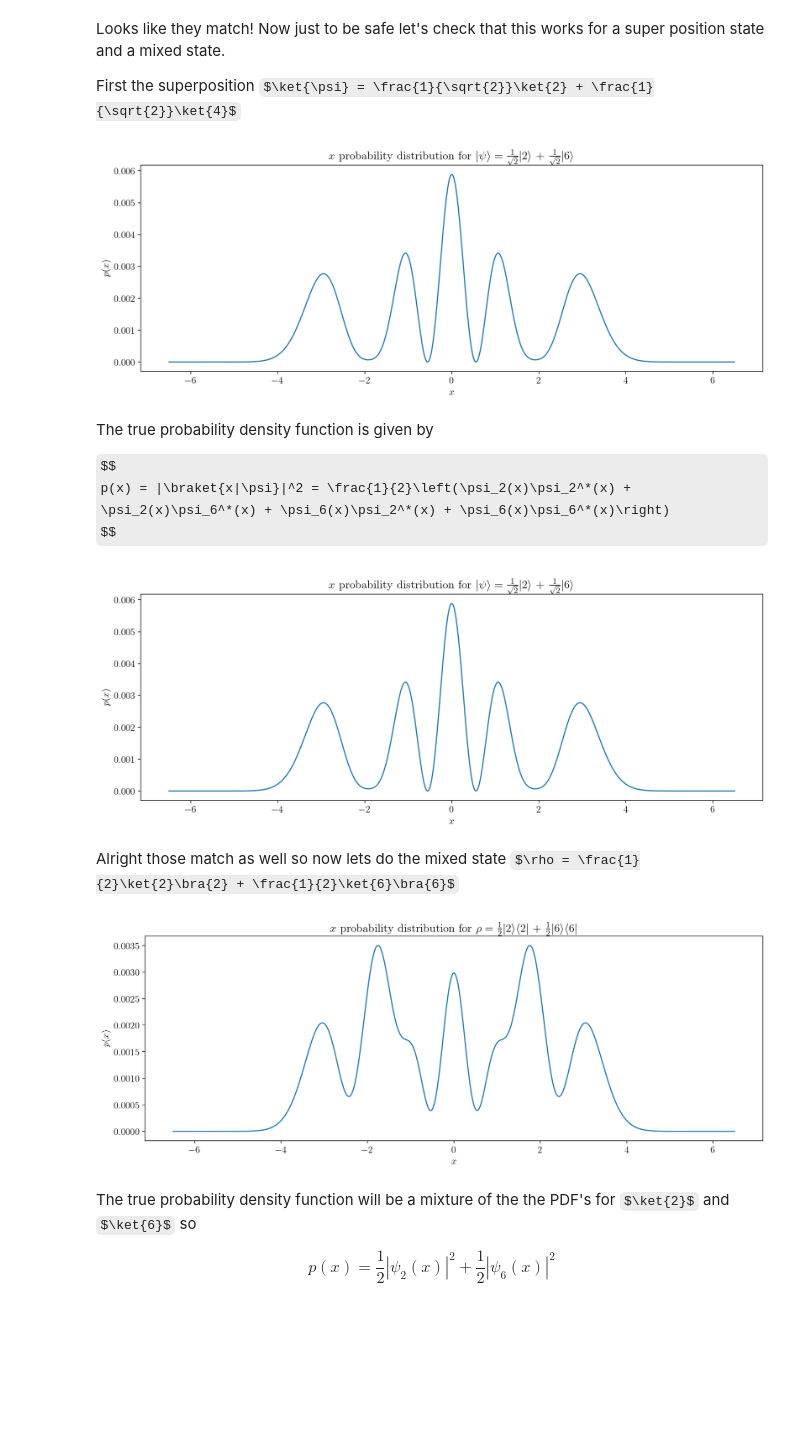
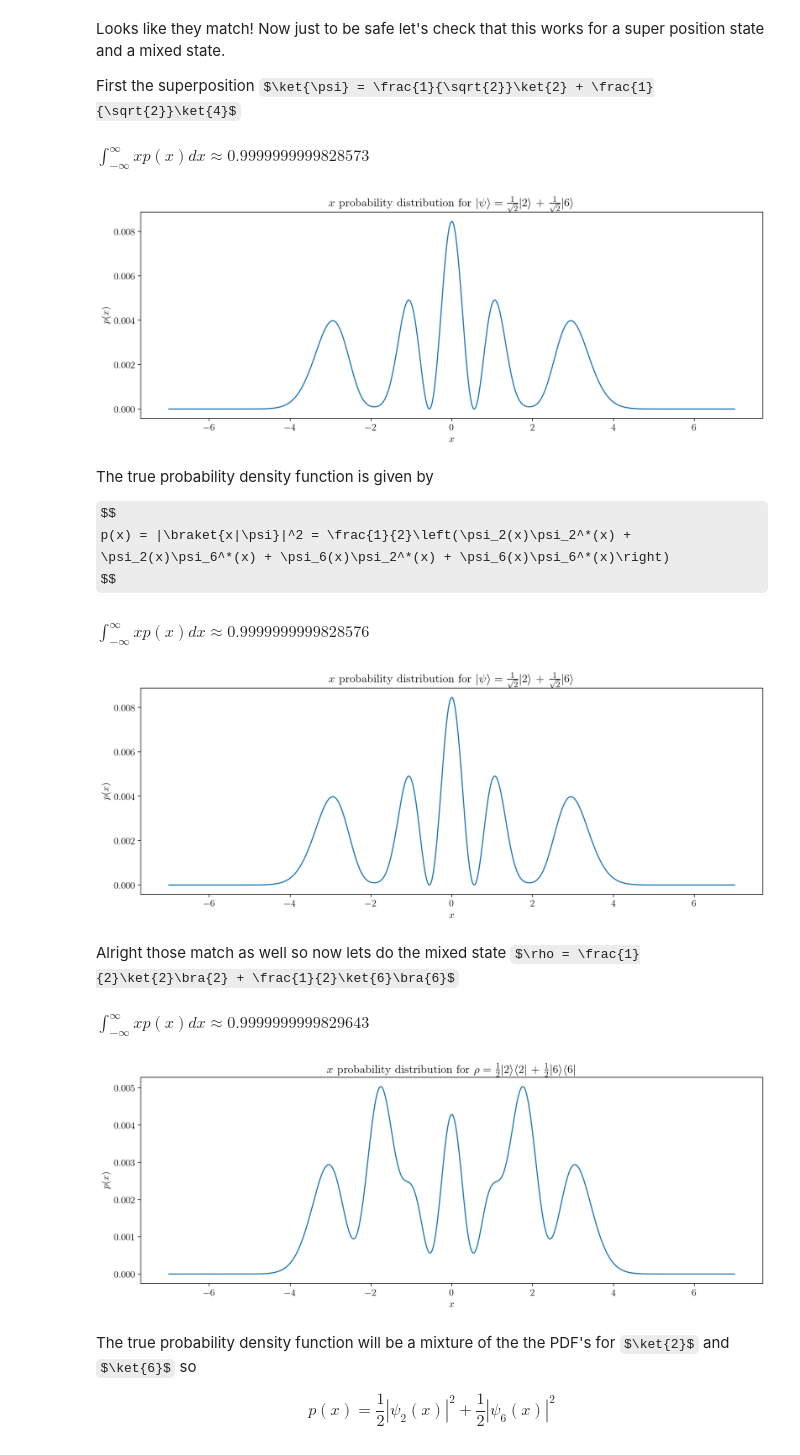
Before and after one commit to amanuelanteneh/aman-notes, a Jupyter notebook: _sources/physics/quantum-mechanics/homodyne_detection.ipynb, the cells around one changed output. Drawn from its saved outputs; the diff is of its cells as text; code cells hidden in the pictures; some formulas as TeX source; blank space fills up the shorter version.

```diff
--- a/_sources/physics/quantum-mechanics/homodyne_detection.ipynb
+++ b/_sources/physics/quantum-mechanics/homodyne_detection.ipynb
@@ -147,8 +151,8 @@ hbar = 1
 state_name = r"$|\psi\rangle=|" + str(fock) + r"\rangle$"
 rho = np.array( qt.fock_dm(dim, fock) )
 m_w_over_pi_hbar = (np.pi * hbar)**(-0.5)
-num_points = 1000
-x_max = 6.5
+num_points = 750
+x_max = 7
 
 points =  np.linspace(-x_max, x_max, num_points)
 pdf = np.zeros(shape=(num_points,) , dtype=np.complex128)
@@ -161,6 +165,9 @@ pdf *=  m_w_over_pi_hbar * np.exp(-points**2)
 pdf = np.real(pdf) # imaginary parts should have all canceled but still need to cast to real data type
 pdf[pdf < 1e-10] = 0 # zero out any super small or negative probabilities
 
-pdf /= sum(pdf) # normalize probability distribution
+# note that we should NOT have to normalize this unless the integral is much lower than 1
+integral = simpson(pdf, x=points)
+display(Math(r'\int^{\infty}_{-\infty} xp(x)dx \approx ' + str(integral)))
+
 plot_pdf(points, pdf, state_name)
 # %% [output]
@@ -202,10 +213,14 @@ pdf *=  m_w_over_pi_hbar * np.exp(-points**2)
 pdf = np.real(pdf) # imaginary parts should have all canceled but still need to cast to real data type
 pdf[pdf < 1e-10] = 0 # zero out any super small or negative probabilities
 
-pdf /= sum(pdf) # normalize probability distribution
+# note that we should NOT have to normalize this unless the integral is much lower than 1
+integral = simpson(pdf, x=points)
+display(Math(r'\int^{\infty}_{-\infty} xp(x)dx \approx ' + str(integral)))
+
 plot_pdf(points, pdf, state_name)
 # %% [output]
+$\displaystyle \int^{\infty}_{-\infty} xp(x)dx \approx 0.9999999999828573$
-[figure, old version]
+[figure, new version]
 # %% [markdown]
 The true probability density function is given by
 
@@ -224,35 +239,43 @@ def fock_superpos_prob_dist(points, n1, n2, hbar):
     return pdf
 
 true_pdf = fock_superpos_prob_dist(points, fock1, fock2, hbar)
-true_pdf /= sum(pdf)
+# note that we should NOT have to normalize this unless the integral is much lower than 1
+integral = simpson(true_pdf, x=points)
+display(Math(r'\int^{\infty}_{-\infty} xp(x)dx \approx ' + str(integral)))
 
 plot_pdf(points, true_pdf, state_name)
 # %% [output]
+$\displaystyle \int^{\infty}_{-\infty} xp(x)dx \approx 0.9999999999828576$
-[figure, old version]
+[figure, new version]
 # %% [markdown]
 Alright those match as well so now lets do the mixed state $\rho = \frac{1}{2}\ket{2}\bra{2} + \frac{1}{2}\ket{6}\bra{6}$
 # %%
 state_name = r"$\rho=\frac{1}{2}|" + str(fock1) + r"\rangle\langle$" + str(fock1) + r"$|$" \
              + " + " + r"$\frac{1}{2}|" + str(fock2) + r"\rangle\langle$" + str(fock2) + r"$|$"
 
 rho = qt.fock_dm(dim, fock1) +  qt.fock_dm(dim, fock2)
 rho /= rho.tr() # normalize state
 rho = np.array( rho )
 
 pdf = np.zeros(shape=(num_points,) , dtype=np.complex128)
 
 for n in range(rho.shape[0]):
     for m in range(rho.shape[1]):
         pdf += rho[n, m] * ( (2**(n+m)) * fac(n) * fac(m) )**(-0.5) * H(m)(points) * H(n)(points)
 
 pdf *=  m_w_over_pi_hbar * np.exp(-points**2)
 pdf = np.real(pdf) # imaginary parts should have all canceled but still need to cast to real data type
 pdf[pdf < 1e-10] = 0 # zero out any super small or negative probabilities
 
+# note that we should NOT have to normalize this unless the integral is much lower than 1
+integral = simpson(pdf, x=points)
+display(Math(r'\int^{\infty}_{-\infty} xp(x)dx \approx ' + str(integral)))
+
 pdf /= sum(pdf) # normalize probability distribution
 plot_pdf(points, pdf, state_name)
 # %% [output]
+$\displaystyle \int^{\infty}_{-\infty} xp(x)dx \approx 0.9999999999829643$
-[figure, old version]
+[figure, new version]
 # %% [markdown]
 The true probability density function will be a mixture of the the PDF's for $\ket{2}$ and $\ket{6}$ so
 
```
Also changed, not shown: parts of 6 cells of this notebook, 33 other files.
